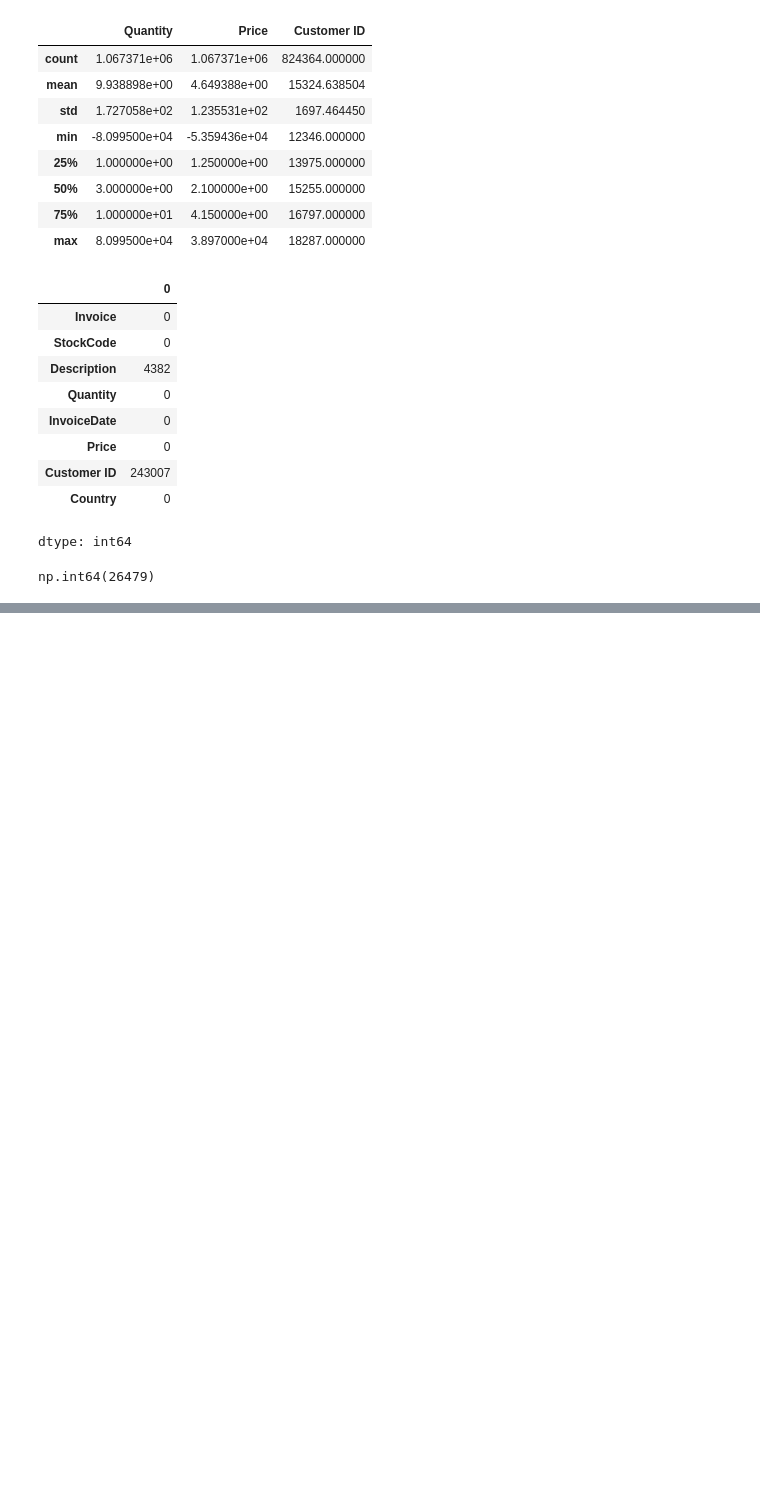
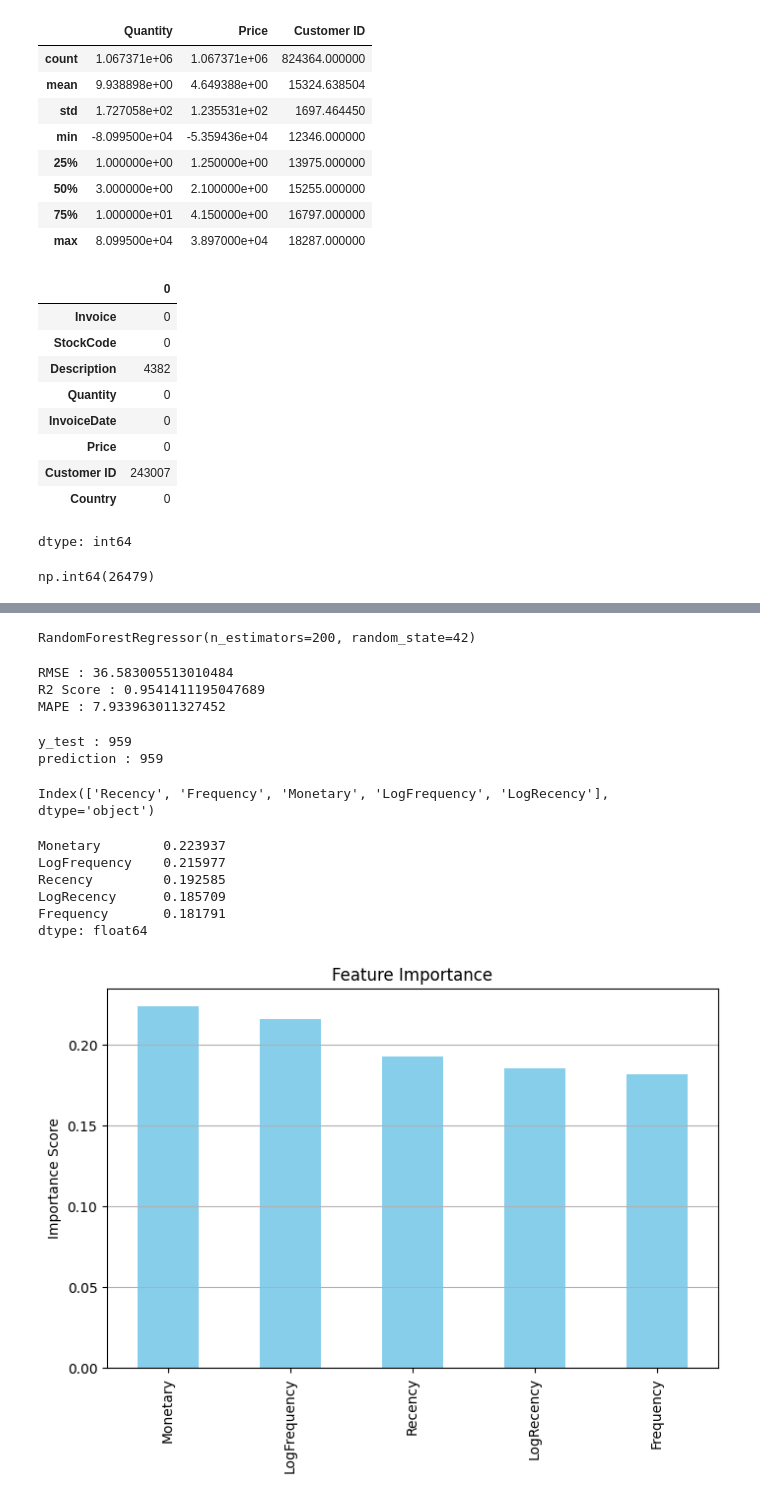
Before and after one commit to Anuska111/E-Commerce-Customer-Lifetime-Value-CLV-Segmentation, a Jupyter notebook: E_Commerce_Customer_Lifetime_Value_(CLV)_&_Segmentation.ipynb, the cells around one changed output, grey strips where cells are left out. Cells and saved outputs as stored; diff of their text form; code cells hidden in the pictures; blank space fills up the shorter version.

```diff
--- a/E_Commerce_Customer_Lifetime_Value_(CLV)_&_Segmentation.ipynb
+++ b/E_Commerce_Customer_Lifetime_Value_(CLV)_&_Segmentation.ipynb
@@ -293,0 +316,22 @@ DeltaGenerator()
+# %%
+# TRAIN TEST SPLIT
+from sklearn.model_selection import train_test_split
+
+X_train, X_test, y_train, y_test = train_test_split(
+    X,
+    y,
+    test_size=0.20,
+    random_state=42
+)
+# %%
+# TRAIN MODEL
+from sklearn.ensemble import RandomForestRegressor
+
+model = RandomForestRegressor(
+    n_estimators=200,
+    random_state=42
+)
+
+model.fit(X_train, y_train)
+# %% [output]
+RandomForestRegressor(n_estimators=200, random_state=42)
@@ -293,0 +358,43 @@ DeltaGenerator()
+# %%
+print("RMSE :", rmse)
+print("R2 Score :", r2)
+print("MAPE :", mape)
+# %% [output]
+RMSE : 36.583005513010484
+R2 Score : 0.9541411195047689
+MAPE : 7.933963011327452
+# %%
+print("y_test :", len(y_test))
+print("prediction :", len(prediction))
+# %% [output]
+y_test : 959
+prediction : 959
+# %%
+print(X.columns)
+# %% [output]
+Index(['Recency', 'Frequency', 'Monetary', 'LogFrequency', 'LogRecency'], dtype='object')
+# %%
+import pandas as pd
+import matplotlib.pyplot as plt
+
+importance = pd.Series(
+    model.feature_importances_,
+    index=X.columns
+).sort_values(ascending=False)
+
+print(importance)
+
+plt.figure(figsize=(8,5))
+importance.plot(kind="bar", color="skyblue")
+plt.title("Feature Importance")
+plt.ylabel("Importance Score")
+plt.grid(axis="y")
+plt.show()
+# %% [output]
+Monetary        0.223937
+LogFrequency    0.215977
+Recency         0.192585
+LogRecency      0.185709
+Frequency       0.181791
+dtype: float64
+[figure, added]
```
Also changed, not shown: parts of 54 cells of this notebook.
